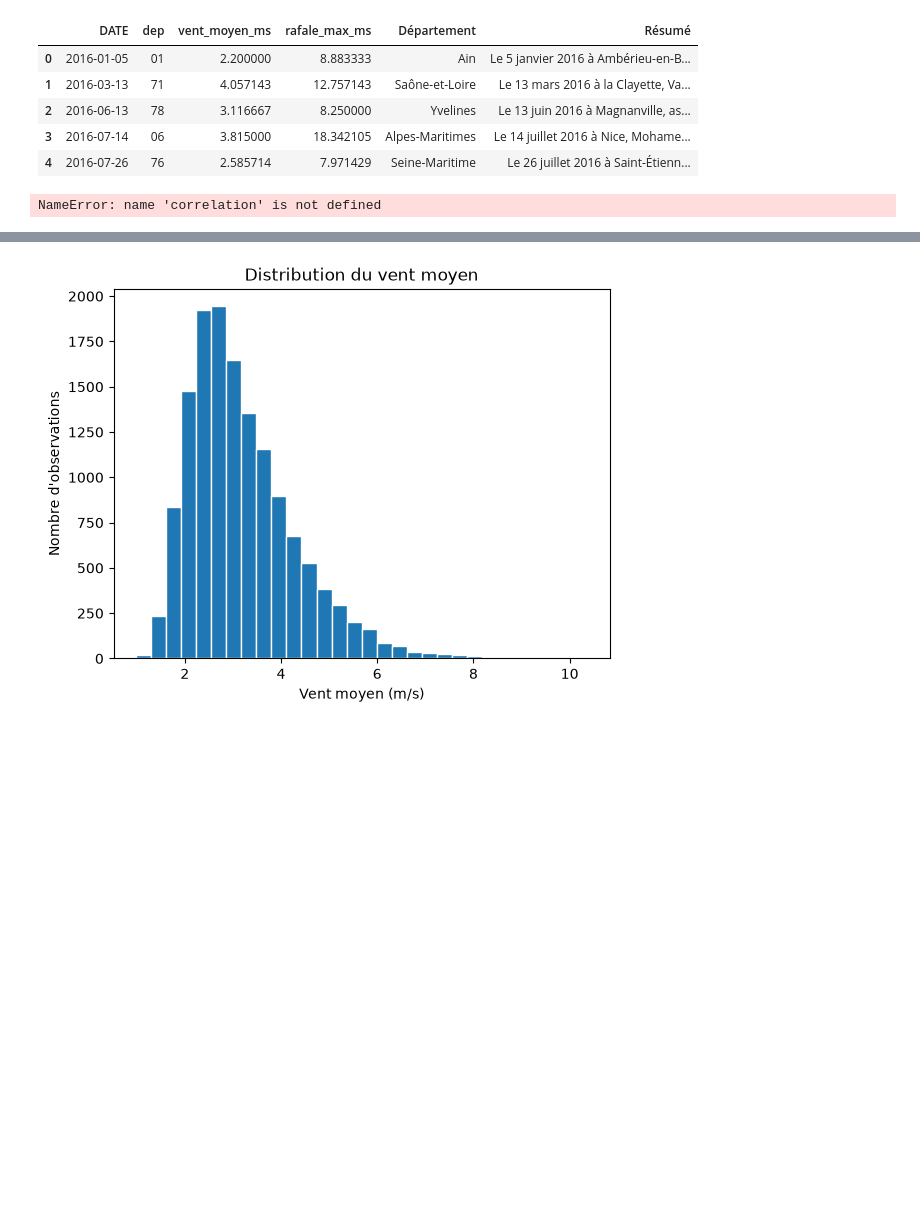
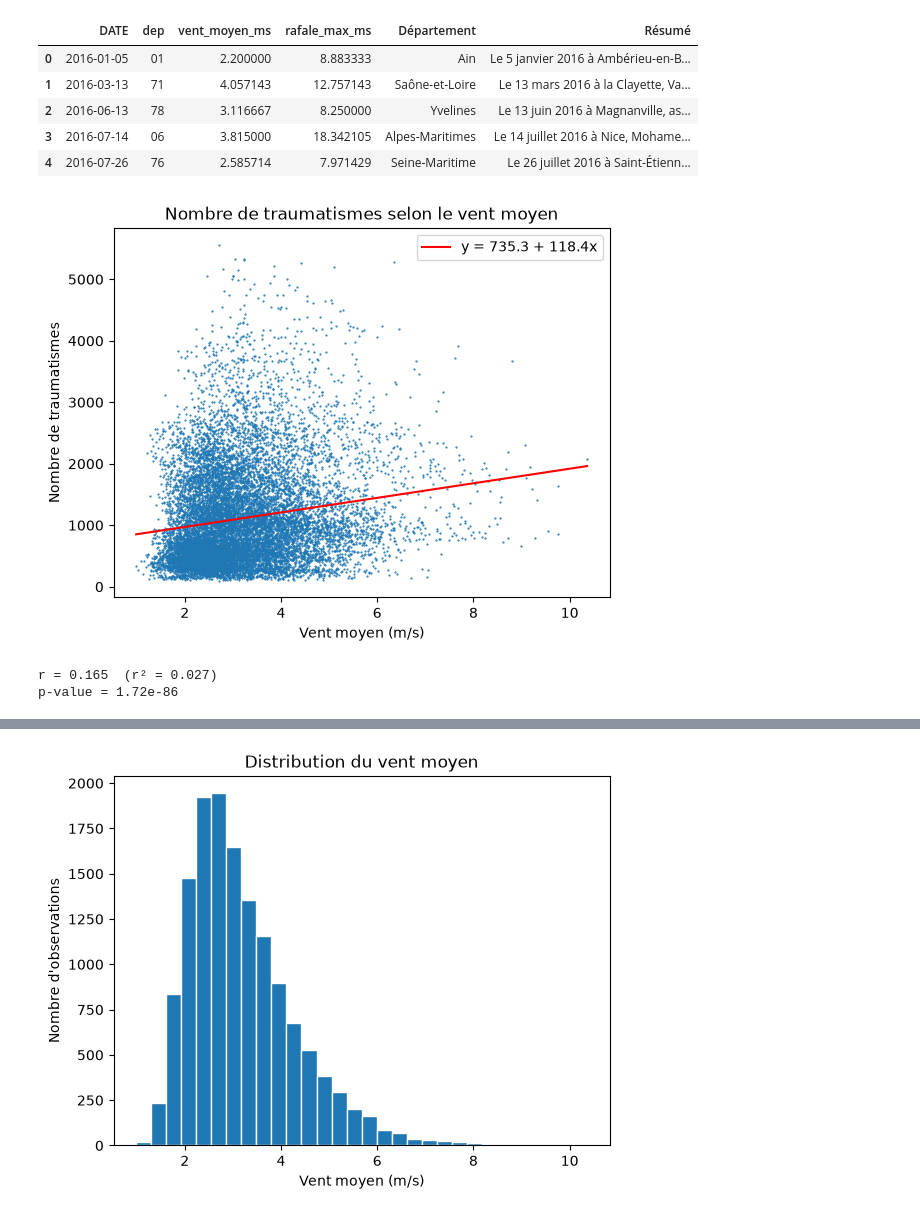
Before and after one commit to jadevalade2/projet_python_datascience_2AS1, a Jupyter notebook: rapport.ipynb, the cells around one changed output, grey strips where cells are left out. Drawn from its saved outputs; the diff is of its cells as text; code cells hidden in the pictures; blank space fills up the shorter version.

Commit message:
r2 et p-value

```diff
--- a/rapport.ipynb
+++ b/rapport.ipynb
@@ -438,6 +446,8 @@ ventCrime.head()
 # %%
 x = ventBobos["vent_moyen_ms"]
 y = ventBobos["nb_traumas"]
-correlation(x, y, "Nombre de traumatismes selon le vent moyen", "Vent moyen (m/s)", "Nombre de traumatismes")
+regression(x, y, "Nombre de traumatismes selon le vent moyen", "Vent moyen (m/s)", "Nombre de traumatismes")
 # %% [output]
+[figure, added]
-NameError: name 'correlation' is not defined
+r = 0.165  (r² = 0.027)
+p-value = 1.72e-86
```
Also changed, not shown: parts of 5 cells of this notebook, 1 other file.
